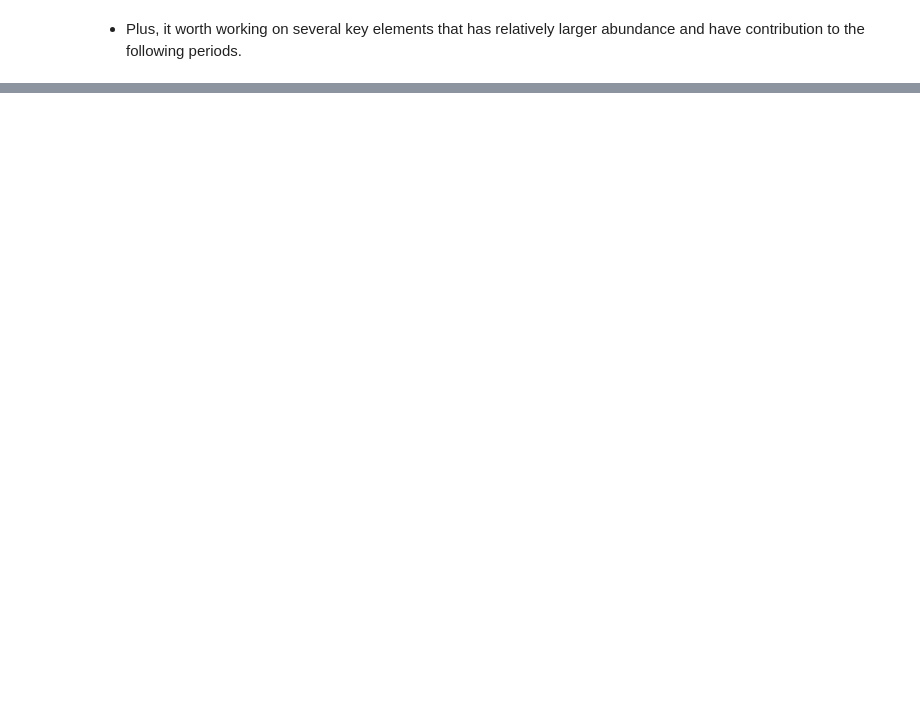
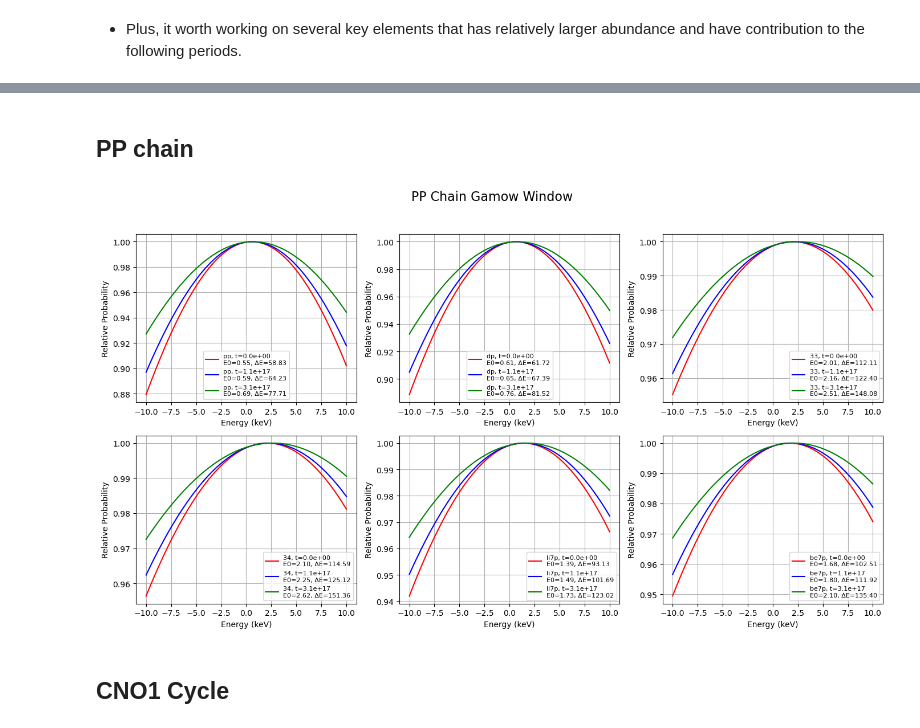
Before and after one commit to PranavHN/PHAS0052-Physics_Group_Project, a Jupyter notebook: Code/Jacob code.ipynb, the cells around one changed output, grey strips where cells are left out. Saved outputs shown, nothing was run; the diff lists cells and outputs as text; code cells hidden in the pictures; blank space fills up the shorter version.

```diff
--- a/Code/Jacob code.ipynb
+++ b/Code/Jacob code.ipynb
@@ -605,0 +900,19 @@ O16: 1.768663e-09
+# %%
+def energyReleased(t, elements, elemChart, elementMasses):
+    temp = T_of_t(t)
+    rho_now = rho_of_t(t)
+
+    t9 = temp / 1e9  # convert to 10^9 K
+    rho_factor = rho_now / rho_MS_0
+
+    _, eCNO1 = CNO1_cycle(elements, elemChart, elementMasses, t9, rho_factor)
+    _, eCNO2 = CNO2_cycle(elements, elemChart, elementMasses, t9, rho_factor)
+    # _, e3_alpha = triple_alpha(elements, elemChart, elementMasses, t9, rho_factor)
+    e3_alpha = 0
+    _, ePP_chain = PP_chain_cycle(elements, elemChart, elementMasses, t9, rho_factor)
+    _, eC12O16 = C12toO16(elements, elemChart, elementMasses, t9, rho_factor)
+
+    energy = np.array([ePP_chain, eCNO1, eCNO2, e3_alpha, eC12O16])
+    totalEnergy = np.sum(energy)
+
+    return energy, totalEnergy
@@ -605,0 +1133,15 @@ O16: 1.768663e-09
+# %% [markdown]
+## PP chain
+# %%
+pp_keys = ['pp', 'dp', '33', '34', 'li7p', 'be7p']
+fig_pp, axs_pp = plt.subplots(2, 3, figsize=(14, 8))
+axs_pp = axs_pp.flatten()
+for i, key in enumerate(pp_keys):
+    plot_gamow(axs_pp[i], key, E_vals_pp, times_to_plot, colors)
+
+fig_pp.suptitle("PP Chain Gamow Window", fontsize=16)
+fig_pp.tight_layout(rect=[0, 0, 1, 0.95])
+# %% [output]
+[figure, added]
+# %% [markdown]
+## CNO1 Cycle
```
Also changed, not shown: parts of 32 cells of this notebook, 3 other files.
